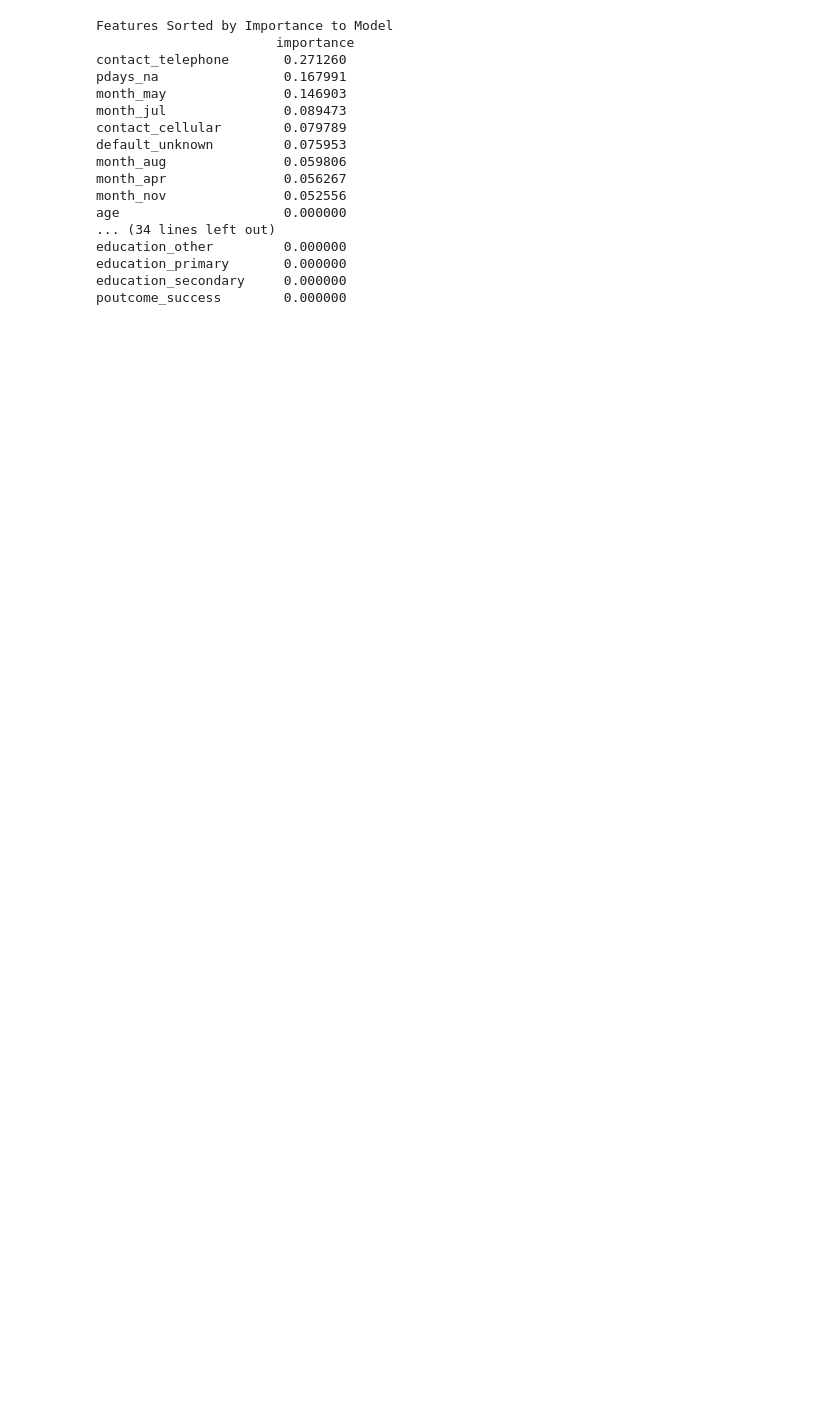
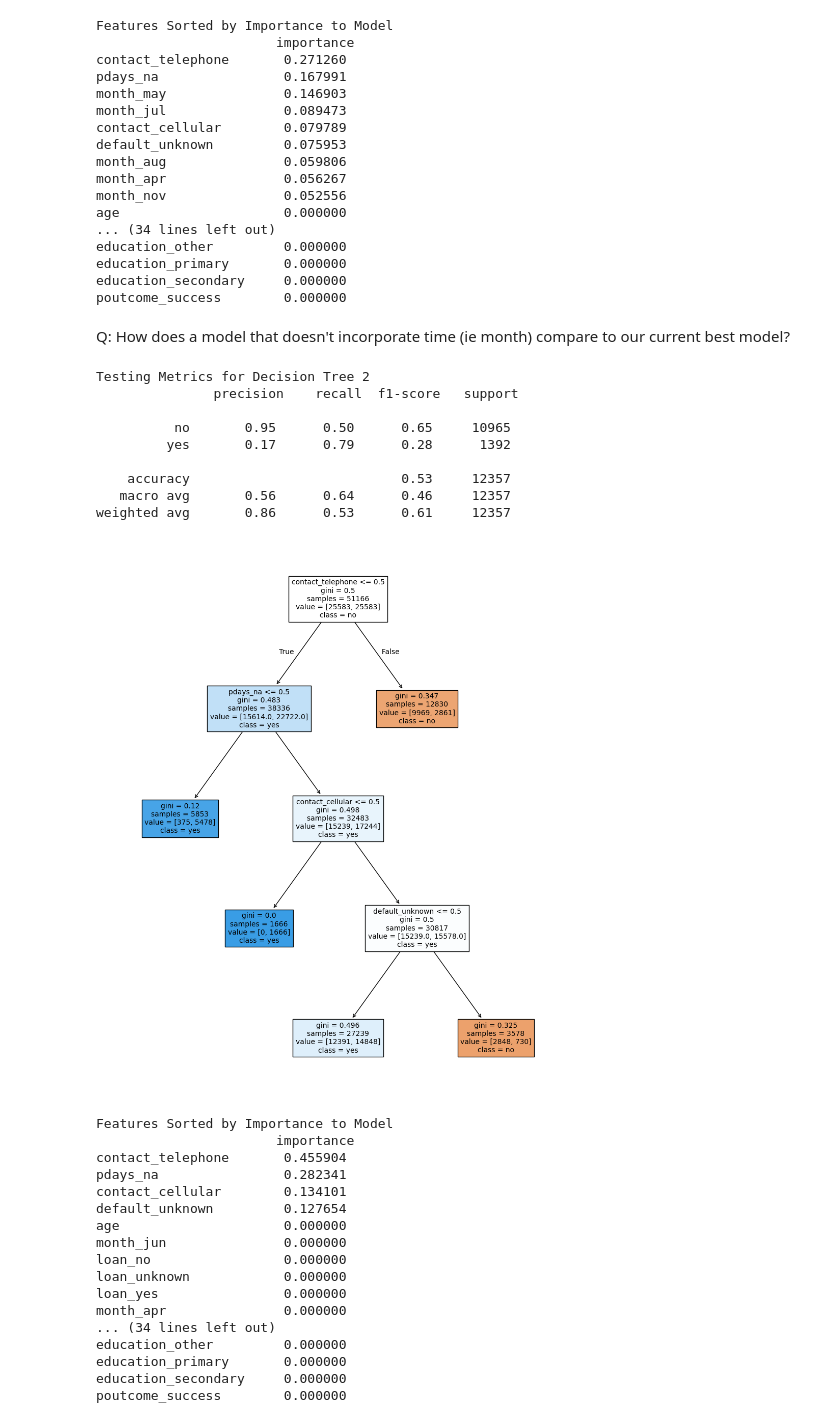
Before and after one commit to mcastro64/Data622, a Jupyter notebook: Assignment2/MC-Assignment2-Exploration-code.ipynb, the cells around one changed output. Saved outputs shown, nothing was run; the diff lists cells and outputs as text; code cells hidden in the pictures; blank space fills up the shorter version.

Commit message:
RF tests 2

```diff
--- a/Assignment2/MC-Assignment2-Exploration-code.ipynb
+++ b/Assignment2/MC-Assignment2-Exploration-code.ipynb
@@ -171,6 +178,6 @@ The below code tries to find the best cost complexity pruning alpha value
 # %%
 # determine values for all alphas from our models ccp path
-path = bank_tree.cost_complexity_pruning_path(X_train_resampled, y_train_resampled)
+path = dt1.cost_complexity_pruning_path(X_train_resampled, y_train_resampled)
 ccp_alphas = path.ccp_alphas
 ccp_alphas = ccp_alphas[:-1]
 
@@ -186,7 +193,6 @@ for ccp_alpha in ccp_alphas:
 train_scores = [clf_dt.score(X_train_resampled, y_train_resampled) for clf_dt in clf_dts]
 test_scores = [clf_dt.score(X_test, y_test) for clf_dt in clf_dts]
 
-
 # graph tree accuracy by ccp alpha value
 fig, ax = plt.subplots()
 ax.set_xlabel("alpha")
@@ -253,26 +268,26 @@ print(f"Optimal min_impurity_decrease found by GridSearchCV: {best_mid:.6f}")
 # %% [output]
 Optimal min_impurity_decrease found by GridSearchCV: 0.005556
 # %%
-# update tree
-bank_tree2 = DecisionTreeClassifier(random_state=13, criterion='gini', min_impurity_decrease=best_mid, ccp_alpha=best_alpha)
-bank_tree2.fit(X_train_resampled, y_train_resampled)
-y_pred = bank_tree2.predict(X_test)
+# update tree using best impurity and alpha values
+dt2 = DecisionTreeClassifier(random_state=13, criterion='gini', min_impurity_decrease=best_mid, ccp_alpha=best_alpha)
+dt2.fit(X_train_resampled, y_train_resampled)
+y_pred = dt2.predict(X_test)
 
-print(f'Testing Metrics for Decision Tree 2\n', classification_report(y_test, y_pred))
+print('\nTesting Metrics for Decision Tree 2\n', classification_report(y_test, y_pred))
 
 
 plt.figure(figsize=(12, 14))
-plot_tree(bank_tree2,
+plot_tree(dt2,
                feature_names=all_predictors,
-               class_names=bank_tree.classes_,
+               class_names=dt2.classes_,
                filled=True,
                fontsize=10)
 plt.show()
 
 
 
-features = pd.DataFrame(bank_tree2.feature_importances_, index=X_train_resampled.columns, columns=['importance'])
-print(f'Features Sorted by Importance to Model\n', features.sort_values(by='importance', ascending=False))
+features_dt2 = pd.DataFrame(dt2.feature_importances_, index=X_train_resampled.columns, columns=['importance'])
+print('\nFeatures Sorted by Importance to Model\n', features_dt2.sort_values(by='importance', ascending=False))
 # %% [output]
 Testing Metrics for Decision Tree 2
                precision    recall  f1-score   support
@@ -301,4 +316,56 @@ education_other         0.000000
 education_primary       0.000000
 education_secondary     0.000000
 poutcome_success        0.000000
+# %% [markdown]
+Q: How does a model that doesn't incorporate time (ie month) compare to our current best model?
+# %%
+
+# limit depth of tree to 4 so that model stops before evaluating months
+dt3 = DecisionTreeClassifier(random_state=13, criterion='gini', min_impurity_decrease=best_mid, ccp_alpha=best_alpha, max_depth=4)
+dt3.fit(X_train_resampled, y_train_resampled)
+y_pred = dt3.predict(X_test)
+
+print('\nTesting Metrics for Decision Tree 2\n', classification_report(y_test, y_pred))
+
+
+plt.figure(figsize=(12, 14))
+plot_tree(dt3,
+               feature_names=all_predictors,
+               class_names=dt3.classes_,
+               filled=True,
+               fontsize=10)
+plt.show()
+
+
+
+features_dt3 = pd.DataFrame(dt3.feature_importances_, index=X_train_resampled.columns, columns=['importance'])
+print('\nFeatures Sorted by Importance to Model\n', features_dt3.sort_values(by='importance', ascending=False))
+# %% [output]
+Testing Metrics for Decision Tree 2
+               precision    recall  f1-score   support
+
+          no       0.95      0.50      0.65     10965
+         yes       0.17      0.79      0.28      1392
+
+    accuracy                           0.53     12357
+   macro avg       0.56      0.64      0.46     12357
+weighted avg       0.86      0.53      0.61     12357
+[figure, added]
+Features Sorted by Importance to Model
+                       importance
+contact_telephone       0.455904
+pdays_na                0.282341
+contact_cellular        0.134101
+default_unknown         0.127654
+age                     0.000000
+month_jun               0.000000
+loan_no                 0.000000
+loan_unknown            0.000000
+loan_yes                0.000000
+month_apr               0.000000
+... (34 lines left out)
+education_other         0.000000
+education_primary       0.000000
+education_secondary     0.000000
+poutcome_success        0.000000
 # %% [markdown]
```
Also changed, not shown: parts of 43 cells of this notebook.
